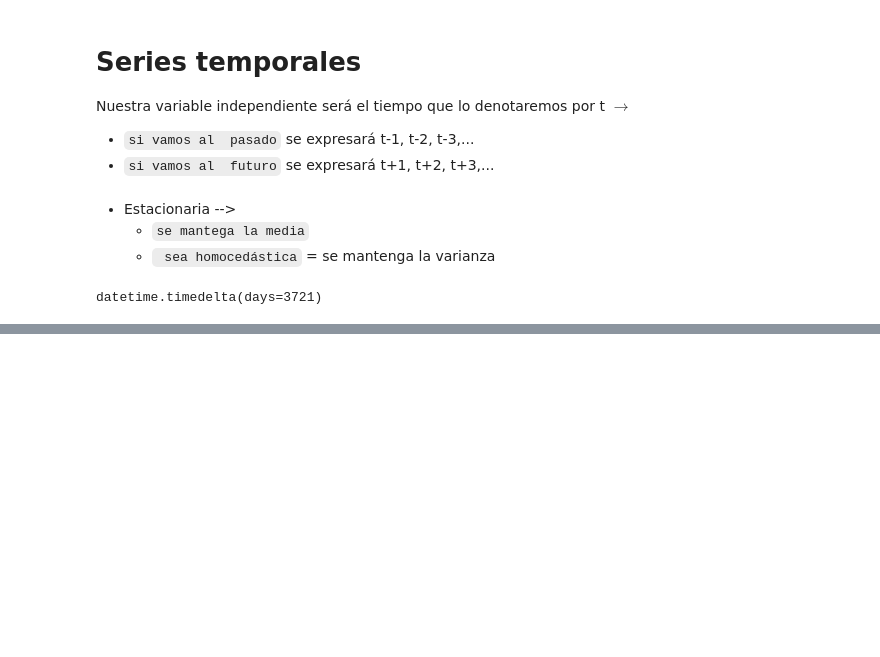
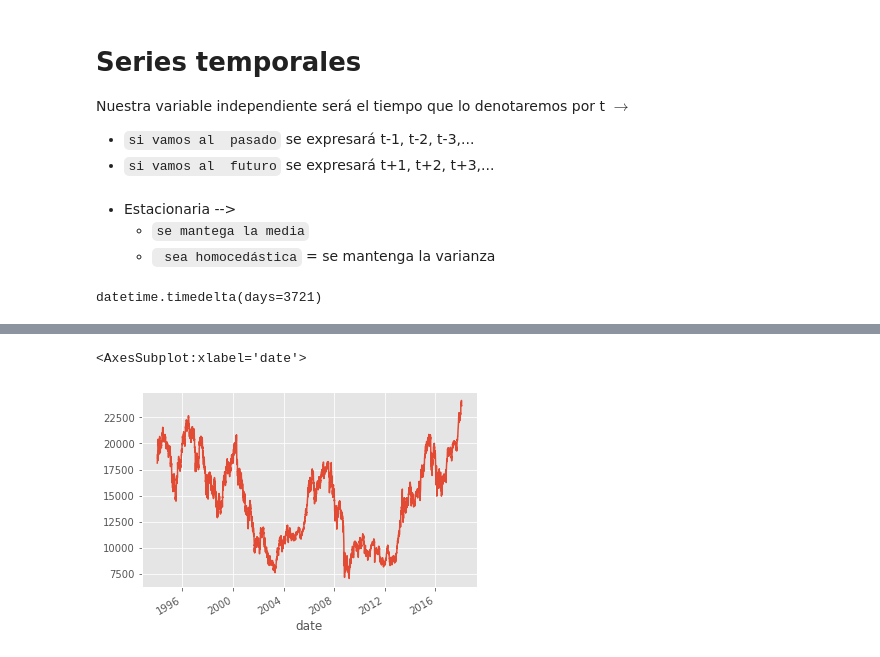
Before and after one commit to felixballestergoytia/Bootcamp_Sep2022, a Jupyter notebook: Seires Temporales/series_Temporales.ipynb, the cells around one changed output, grey strips where cells are left out. Cells and saved outputs as stored; diff of their text form; code cells hidden in the pictures; blank space fills up the shorter version.

```diff
--- a/Seires Temporales/series_Temporales.ipynb
+++ b/Seires Temporales/series_Temporales.ipynb
@@ -36,0 +94,5 @@ NameError: name 'df' is not defined
+# %%
+df_fecha.nikkei.plot()
+# %% [output]
+<AxesSubplot:xlabel='date'>
+[figure, added]
```
Also changed, not shown: parts of 22 cells of this notebook, 1 other file.
